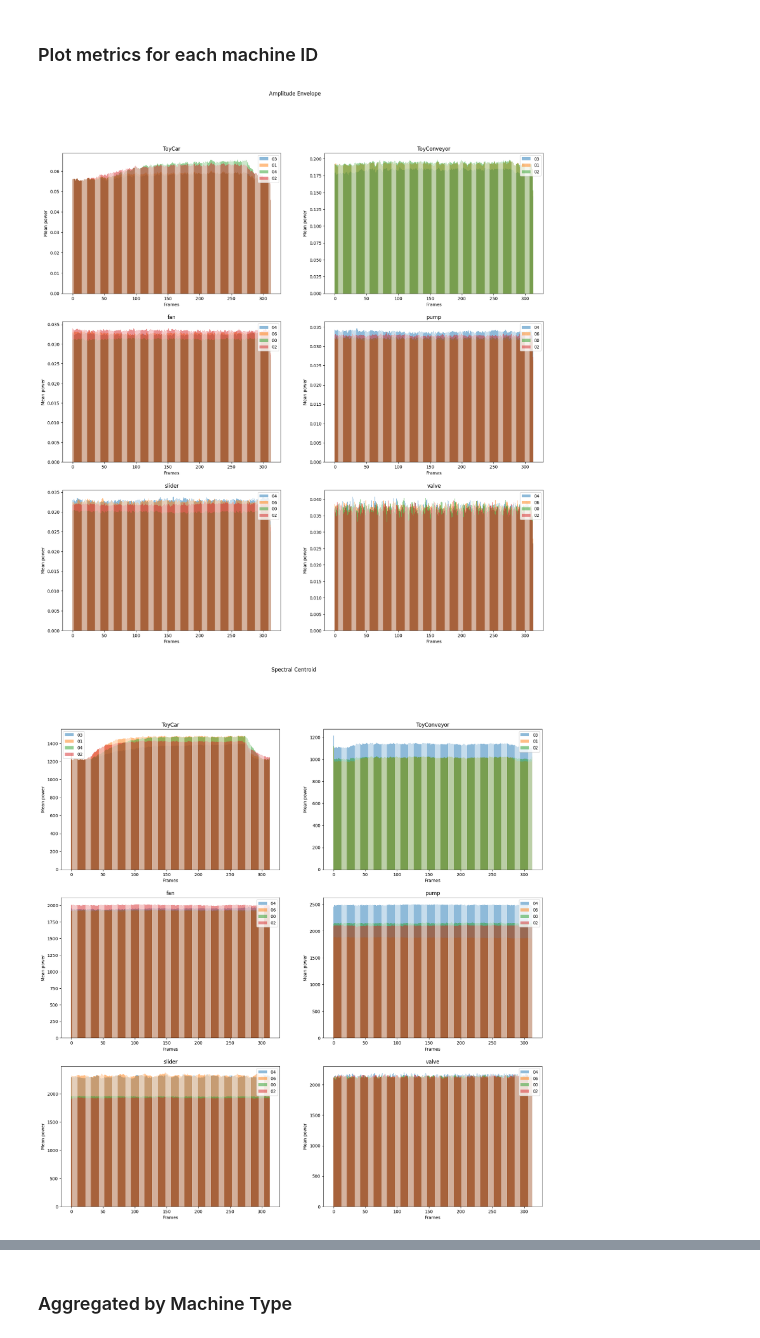
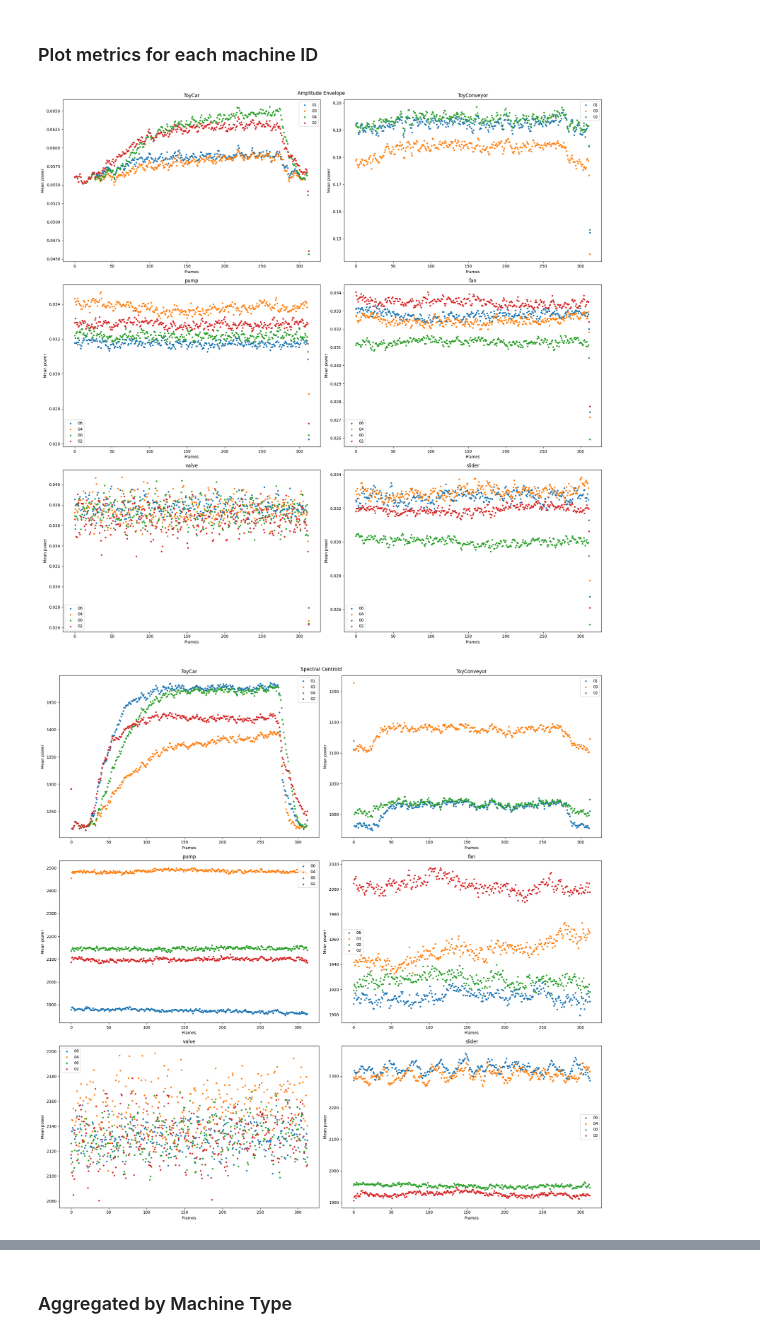
Before and after one commit to bghorvath/ssmdam, a Jupyter notebook: notebooks/feature_exploration.ipynb, the cells around one changed output, grey strips where cells are left out. Drawn from its saved outputs; the diff is of its cells as text; code cells hidden in the pictures.

Commit message:
change from bar to scatterplot for better visibility

```diff
--- a/notebooks/feature_exploration.ipynb
+++ b/notebooks/feature_exploration.ipynb
@@ -97,23 +97,24 @@ for machine, stats in machine_stats.items():
 # %%
 ncols = 2
 nrows = int(np.ceil(len(machine_types) / ncols))
 
 for metric, metric_agg_stats in agg_stats.items():
     xlabel = "Mel bins" if metric in metrics_dict["frequency"] else "Frames"
     ylabel = "Frequency" if metric in metrics_dict["time_frequency"] else "Power"
     fig, ax = plt.subplots(figsize=(20, 20), ncols=ncols, nrows=nrows)
     fig.suptitle(metric.replace("_", " ").title())
     for machine_type, machine_type_stats in metric_agg_stats.items():
         row = machine_types.index(machine_type) // ncols
         col = machine_types.index(machine_type) % ncols
         for machine_id, machine_id_stats in machine_type_stats.items():
             x = range(machine_id_stats.shape[0])
-            ax[row, col].bar(x=x, height=machine_id_stats, label=machine_id, alpha=0.5)
+            ax[row, col].scatter(x=x, y=machine_id_stats, label=machine_id, s=10)
         ax[row, col].set_title(machine_type)
         ax[row, col].set_xlabel(xlabel)
         ax[row, col].set_ylabel("Mean power")
         ax[row, col].legend()
+    plt.tight_layout()
     plt.show()
 # %% [output]
-[figure, old version]
+[figure, new version]
-[figure, old version]
+[figure, new version]
```
Also changed, not shown: parts of 2 cells of this notebook.
